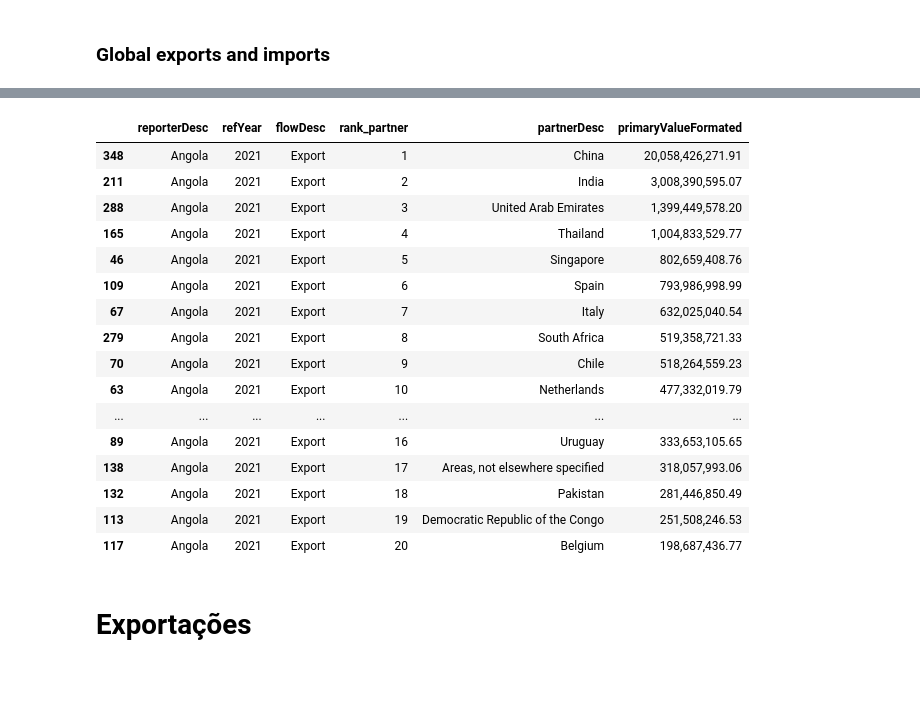
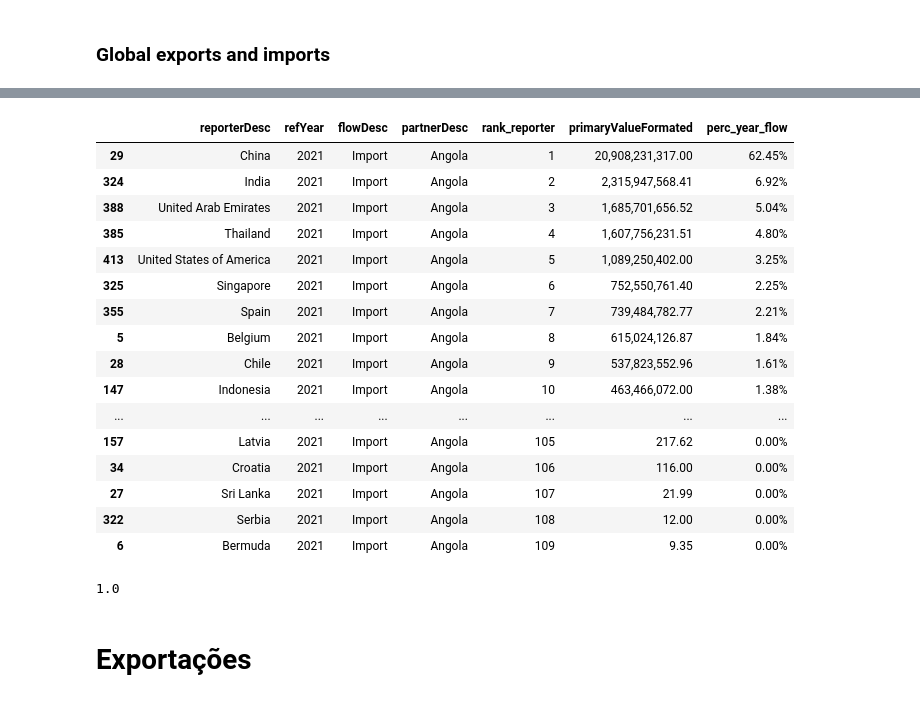
Before and after one commit to joaquimrcarvalho/cipf-comtrade, a Jupyter notebook: country_trade_profile.ipynb, the cells around one changed output, grey strips where cells are left out. Drawn from its saved outputs; the diff is of its cells as text; code cells hidden in the pictures.

```diff
--- a/country_trade_profile.ipynb
+++ b/country_trade_profile.ipynb
@@ -56,7 +56,7 @@ if os.path.isfile(fname):
     APIKEY = config['comtrade'].get('key', None)
 
 comtrade.init(APIKEY, force_init=True)
-comtrade.PERIOD_SECONDS=5
+comtrade.PERIOD_SECONDS=7
 # %% [markdown]
 # Trade profile
 
@@ -70,6 +70,10 @@ Angola 2021
 # %% [markdown]
 ### Global exports and imports
 # %%
+import pandas as pd
+
+pd.options.display.float_format = '{:,.2f}'.format
+
 cols = ['reporterDesc','partnerDesc','flowDesc','primaryValueFormated']
-global_trade = comtrade.get_global_stats(country_of_interest, years_of_interest)
-global_trade[cols].sort_index()
+global_trade = comtrade.get_global_stats(country_of_interest, years=years_of_interest)
+global_trade
@@ -84,4 +86,6 @@ global_trade[cols].sort_index()
 # %%
-show_ony_top=20
-top_partners = comtrade.top_partners(country_of_interest,years_of_interest,flowCode='X',
+show_ony_top=10
+top_partners = comtrade.top_partners(reporterCode=None,partnerCode=country_of_interest,years=years_of_interest,
+                                     flowCode='M',
                                     rank_filter=show_ony_top)
+top_partners.info()
@@ -88,24 +110,28 @@ top_partners = comtrade.top_partners(country_of_interest,years_of_interest,flowC
 # %%
-cols=['reporterDesc','refYear','flowDesc','rank_partner','partnerDesc','primaryValueFormated']
-top_partners[cols].sort_values(by=['refYear','flowDesc','rank_partner'])
+cols=['reporterDesc','refYear','flowDesc','partnerDesc','rank_reporter','primaryValueFormated', 'perc_year_flow']
+top_partners.sort_values(by=['refYear','flowDesc','primaryValue'], ascending=[True,True,False])[cols].style.format({'perc_year_flow': '{:,.2%}'.format})
 # %% [output]
-|  | reporterDesc | refYear | flowDesc | rank_partner | partnerDesc | primaryValueFormated |
-| 348 | Angola | 2021 | Export | 1 | China | 20,058,426,271.91 |
-| 211 | Angola | 2021 | Export | 2 | India | 3,008,390,595.07 |
-| 288 | Angola | 2021 | Export | 3 | United Arab Emirates | 1,399,449,578.20 |
-| 165 | Angola | 2021 | Export | 4 | Thailand | 1,004,833,529.77 |
-| 46 | Angola | 2021 | Export | 5 | Singapore | 802,659,408.76 |
-| 109 | Angola | 2021 | Export | 6 | Spain | 793,986,998.99 |
-| 67 | Angola | 2021 | Export | 7 | Italy | 632,025,040.54 |
-| 279 | Angola | 2021 | Export | 8 | South Africa | 519,358,721.33 |
-| 70 | Angola | 2021 | Export | 9 | Chile | 518,264,559.23 |
-| 63 | Angola | 2021 | Export | 10 | Netherlands | 477,332,019.79 |
-| ... | ... | ... | ... | ... | ... | ... |
-| 89 | Angola | 2021 | Export | 16 | Uruguay | 333,653,105.65 |
-| 138 | Angola | 2021 | Export | 17 | Areas, not elsewhere specified | 318,057,993.06 |
-| 132 | Angola | 2021 | Export | 18 | Pakistan | 281,446,850.49 |
-| 113 | Angola | 2021 | Export | 19 | Democratic Republic of the Congo | 251,508,246.53 |
-| 117 | Angola | 2021 | Export | 20 | Belgium | 198,687,436.77 |
+|  | reporterDesc | refYear | flowDesc | partnerDesc | rank_reporter | primaryValueFormated | perc_year_flow |
+| 29 | China | 2021 | Import | Angola | 1 | 20,908,231,317.00 | 62.45% |
+| 324 | India | 2021 | Import | Angola | 2 | 2,315,947,568.41 | 6.92% |
+| 388 | United Arab Emirates | 2021 | Import | Angola | 3 | 1,685,701,656.52 | 5.04% |
+| 385 | Thailand | 2021 | Import | Angola | 4 | 1,607,756,231.51 | 4.80% |
+| 413 | United States of America | 2021 | Import | Angola | 5 | 1,089,250,402.00 | 3.25% |
+| 325 | Singapore | 2021 | Import | Angola | 6 | 752,550,761.40 | 2.25% |
+| 355 | Spain | 2021 | Import | Angola | 7 | 739,484,782.77 | 2.21% |
+| 5 | Belgium | 2021 | Import | Angola | 8 | 615,024,126.87 | 1.84% |
+| 28 | Chile | 2021 | Import | Angola | 9 | 537,823,552.96 | 1.61% |
+| 147 | Indonesia | 2021 | Import | Angola | 10 | 463,466,072.00 | 1.38% |
+| ... | ... | ... | ... | ... | ... | ... | ... |
+| 157 | Latvia | 2021 | Import | Angola | 105 | 217.62 | 0.00% |
+| 34 | Croatia | 2021 | Import | Angola | 106 | 116.00 | 0.00% |
+| 27 | Sri Lanka | 2021 | Import | Angola | 107 | 21.99 | 0.00% |
+| 322 | Serbia | 2021 | Import | Angola | 108 | 12.00 | 0.00% |
+| 6 | Bermuda | 2021 | Import | Angola | 109 | 9.35 | 0.00% |
+# %%
+top_partners['perc_year_flow'].sum()
+# %% [output]
+1.0
 # %% [markdown]
 # Exportações
 # %% [markdown]
```
Also changed, not shown: parts of 14 cells of this notebook, 1 other file.
